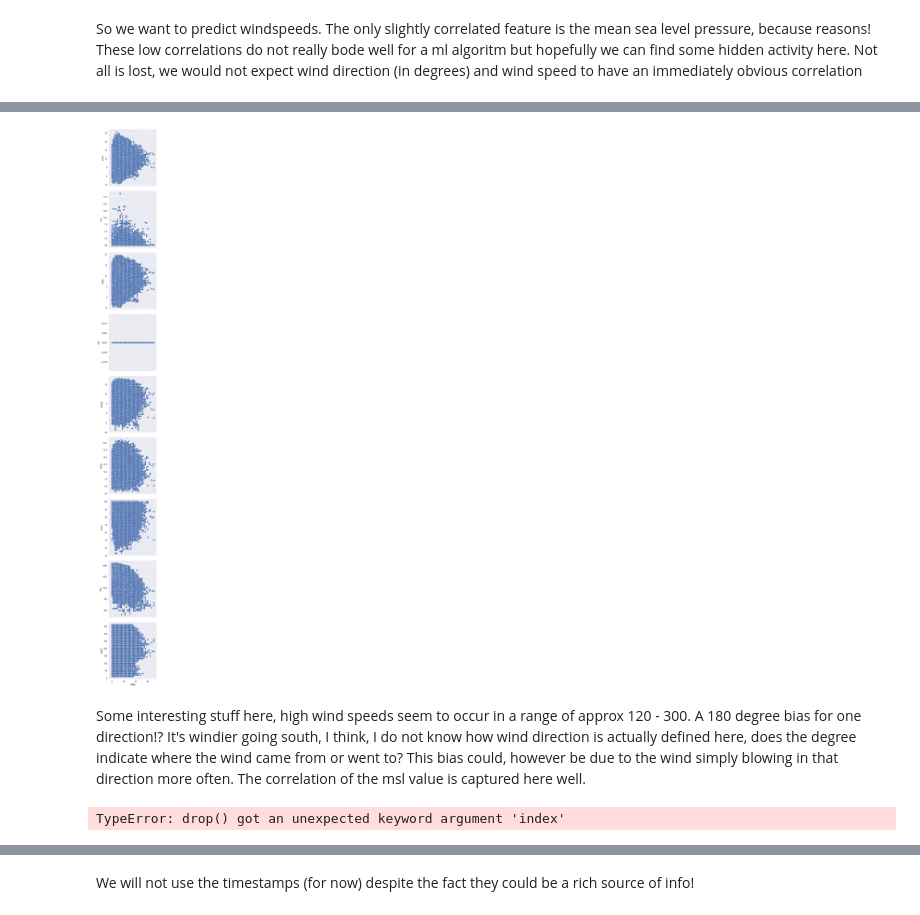
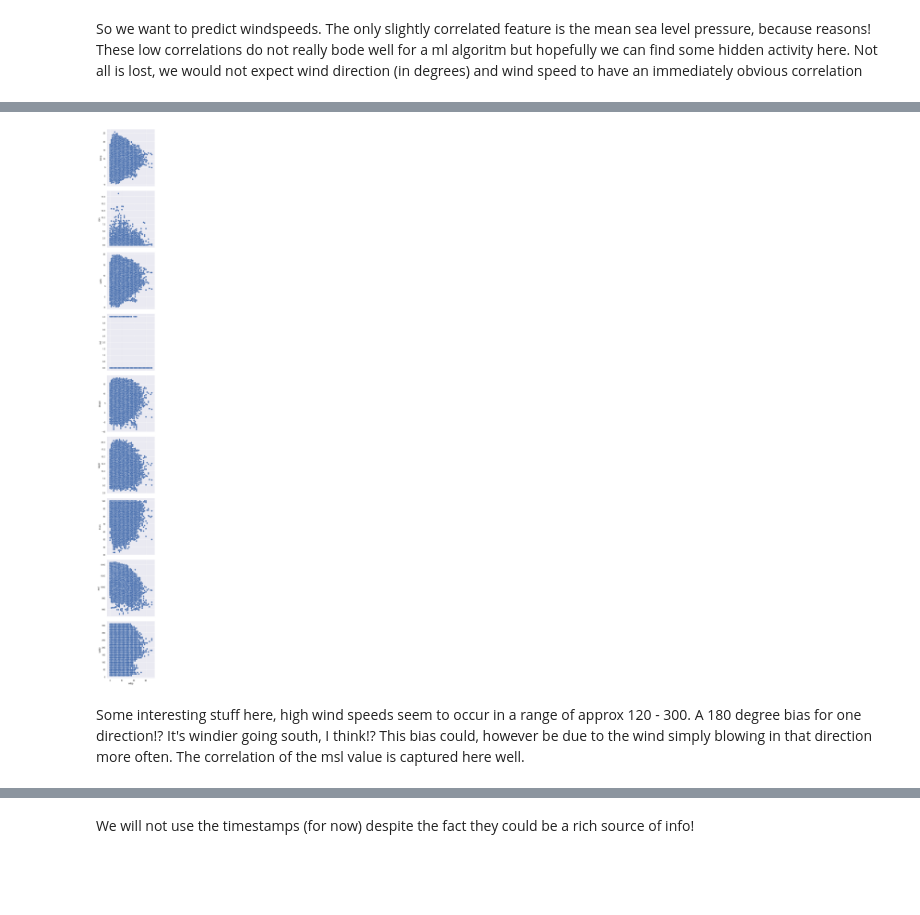
Before and after one commit to craigerboi/Wexford_wind, a Jupyter notebook: Wexford_wind_data.ipynb, the cells around one changed output, grey strips where cells are left out. Drawn from its saved outputs; the diff is of its cells as text; code cells hidden in the pictures; blank space fills up the shorter version.

Commit message:
Cleaned slightly and made clearer plots

```diff
--- a/Wexford_wind_data.ipynb
+++ b/Wexford_wind_data.ipynb
@@ -27,9 +35,13 @@ df = pd.read_csv(filepath_or_buffer='/Users/michaelcraig/Downloads/wexclimatedat
 date_df=df['date']
 # %% [markdown]
 Some of the data entries had nothing in them, just an empty string, so we are going to just drop them. Probably makes more sense to replace these with the mean of the columits in but we will just remove the for now.
-# %%
-df=df.replace(' ',np.nan)
-df=df.dropna()
+# %%
+df=df.replace(' ',np.nan)
+df = df[cols].apply(pd.to_numeric)
+df = df.fillna(df.mean())
+df[cols] = df[cols].astype(float)
+
+df.insert(loc=0,column='date',value=date_df)
 # %%
 df.head()
 # %% [output]
@@ -42,17 +54,3 @@ df.head()
-# %%
-#making data numeric
-df['wdsp']=pd.to_numeric(df['wdsp'])
-df['msl']=pd.to_numeric(df['msl'])
-df['dewpt']=pd.to_numeric(df['dewpt'])
-df['vappr']=pd.to_numeric(df['vappr'])
-df['ind']=pd.to_numeric(df['ind'])
-df['temp']=pd.to_numeric(df['temp'])
-df['rhum']=pd.to_numeric(df['rhum'])
-df['wetb']=pd.to_numeric(df['wetb'])
-df['rain']=pd.to_numeric(df['rain'])
-df['wddir']=pd.to_numeric(df['wddir'])
-# %%
-df['date']=date_df
 # %%
 corr = df.corr()
 
@@ -83,18 +81,16 @@ sns.pairplot(df[['temp','rain','wetb','ind','dewpt','vappr','rhum','msl','wdsp',
 # %%
 sns.set()
-cols=['temp','rain','wetb','ind','dewpt','vappr','rhum','msl','wddir']
-sns.pairplot(data=df, x_vars=['wdsp'],y_vars=cols, size = 4)
+independ_cols=['temp','rain','wetb','ind','dewpt','vappr','rhum','msl','wddir']
+sns.pairplot(data=df, x_vars=['wdsp'],y_vars=independ_cols, size = 4)
 plt.show();
 # %% [output]
-[figure, old version]
+[figure, new version]
 # %% [markdown]
-Some interesting stuff here, high wind speeds seem to occur in a range of approx 120 - 300. A 180 degree bias for one direction!? It's windier going south, I think, I do not know how wind direction is actually defined here, does the degree indicate where the wind came from or went to? This bias could, however be due to the wind simply blowing in that direction more often.
+Some interesting stuff here, high wind speeds seem to occur in a range of approx 120 - 300. A 180 degree bias for one direction!? It's windier going south, I think!? This bias could, however be due to the wind simply blowing in that direction more often.
 The correlation of the msl value is captured here well.
 # %%
 #ind doesnt seem to know to do anything but say "ZERO" so it can go away!
-df.drop('ind',axis=1)
+df = df.drop('ind',axis=1)
-# %% [output]
-TypeError: drop() got an unexpected keyword argument 'index'
 # %%
 df.head()
 # %% [output]
```
Also changed, not shown: parts of 20 cells of this notebook.
